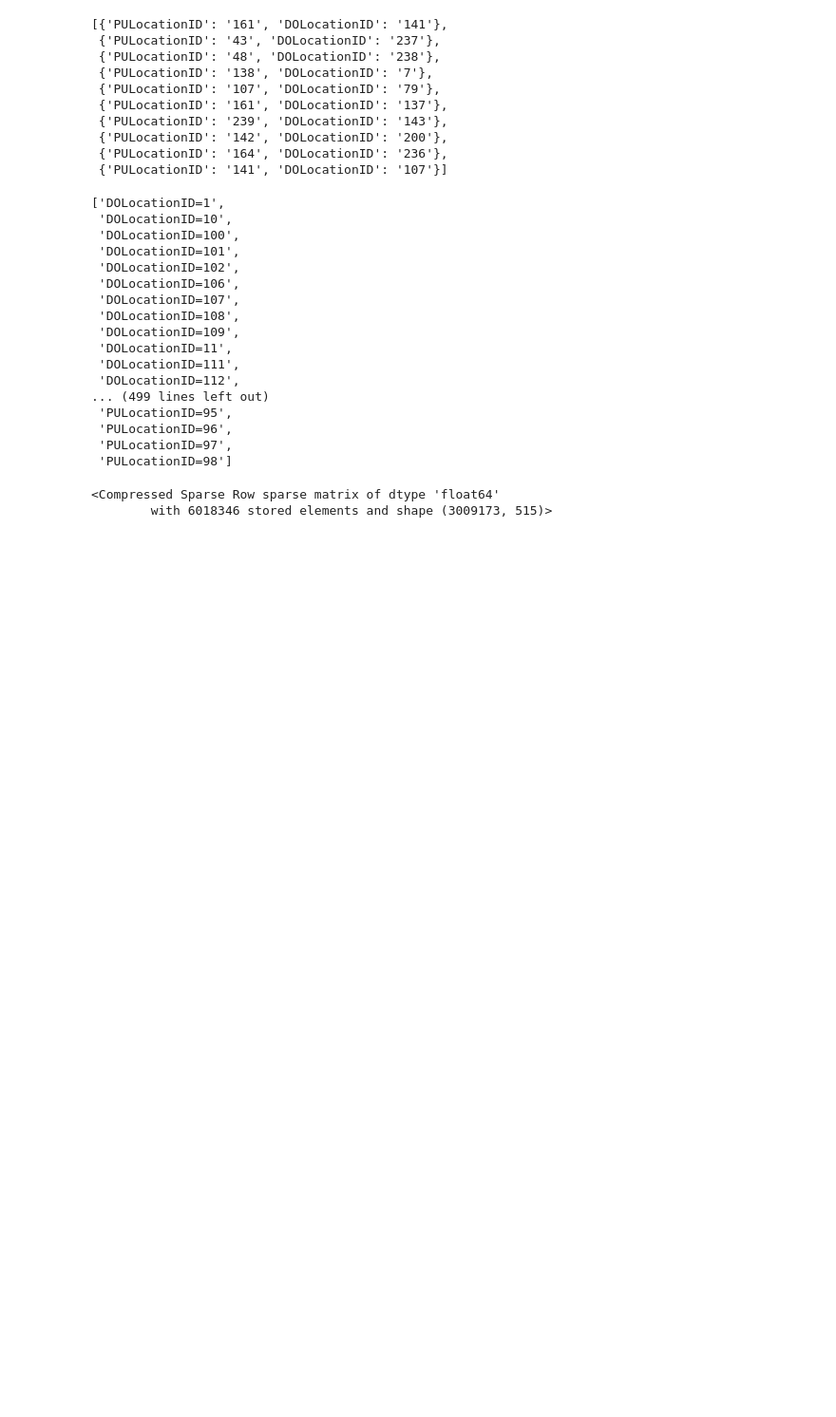
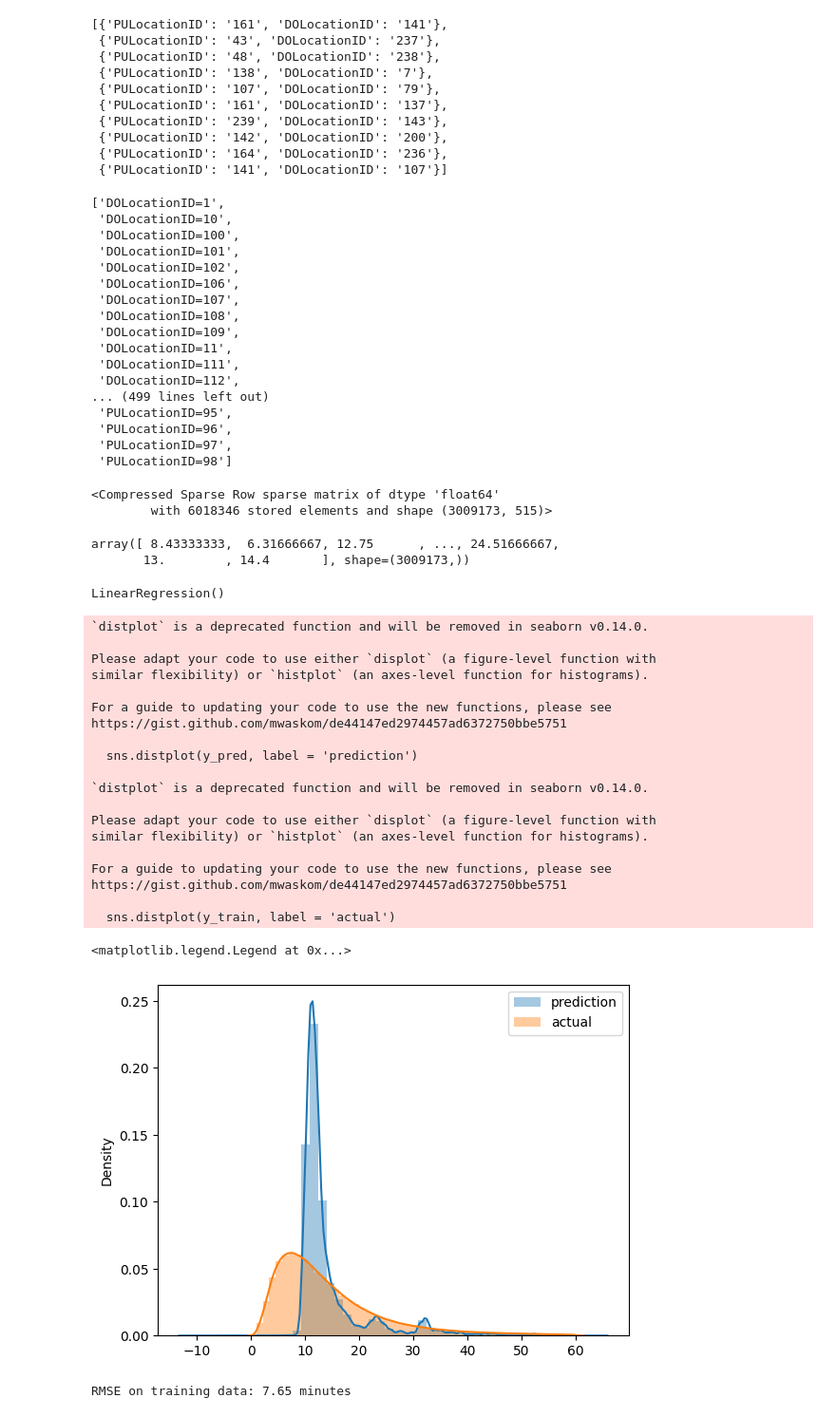
Before and after one commit to dusarp/mlops-zoomcamp, a Jupyter notebook: 01-intro/homework.ipynb, the cells around one changed output. Shown at 95% size. Saved outputs shown, nothing was run; the diff lists cells and outputs as text; code cells hidden in the pictures; blank space fills up the shorter version.

```diff
--- a/01-intro/homework.ipynb
+++ b/01-intro/homework.ipynb
@@ -378,0 +385,8 @@ X_train
+# %%
+target = 'duration'
+y_train = df_jan_2023_y_filtered[target].values
+# %%
+y_train
+# %% [output]
+array([ 8.43333333,  6.31666667, 12.75      , ..., 24.51666667,
+       13.        , 14.4       ], shape=(3009173,))
@@ -378,0 +395,42 @@ X_train
+# %%
+lr = LinearRegression()
+lr.fit(X_train, y_train)
+# %% [output]
+LinearRegression()
+# %%
+y_pred = lr.predict(X_train)
+# %%
+sns.distplot(y_pred, label = 'prediction')
+sns.distplot(y_train, label = 'actual')
+plt.legend()
+# %% [output]
+`distplot` is a deprecated function and will be removed in seaborn v0.14.0.
+
+Please adapt your code to use either `displot` (a figure-level function with
+similar flexibility) or `histplot` (an axes-level function for histograms).
+
+For a guide to updating your code to use the new functions, please see
+https://gist.github.com/mwaskom/de44147ed2974457ad6372750bbe5751
+
+  sns.distplot(y_pred, label = 'prediction')
+
+`distplot` is a deprecated function and will be removed in seaborn v0.14.0.
+
+Please adapt your code to use either `displot` (a figure-level function with
+similar flexibility) or `histplot` (an axes-level function for histograms).
+
+For a guide to updating your code to use the new functions, please see
+https://gist.github.com/mwaskom/de44147ed2974457ad6372750bbe5751
+
+  sns.distplot(y_train, label = 'actual')
+<matplotlib.legend.Legend at 0x...>
+[figure, added]
+# %%
+#Calculate the RMSE (Root Mean Squared Error)) of the model on the training data
+from sklearn.metrics import mean_squared_error
+import numpy as np
+
+rmse = np.sqrt(mean_squared_error(y_train, y_pred))
+print(f"RMSE on training data: {rmse:.2f} minutes")
+# %% [output]
+RMSE on training data: 7.65 minutes
```
Also changed, not shown: parts of 2 cells of this notebook.
